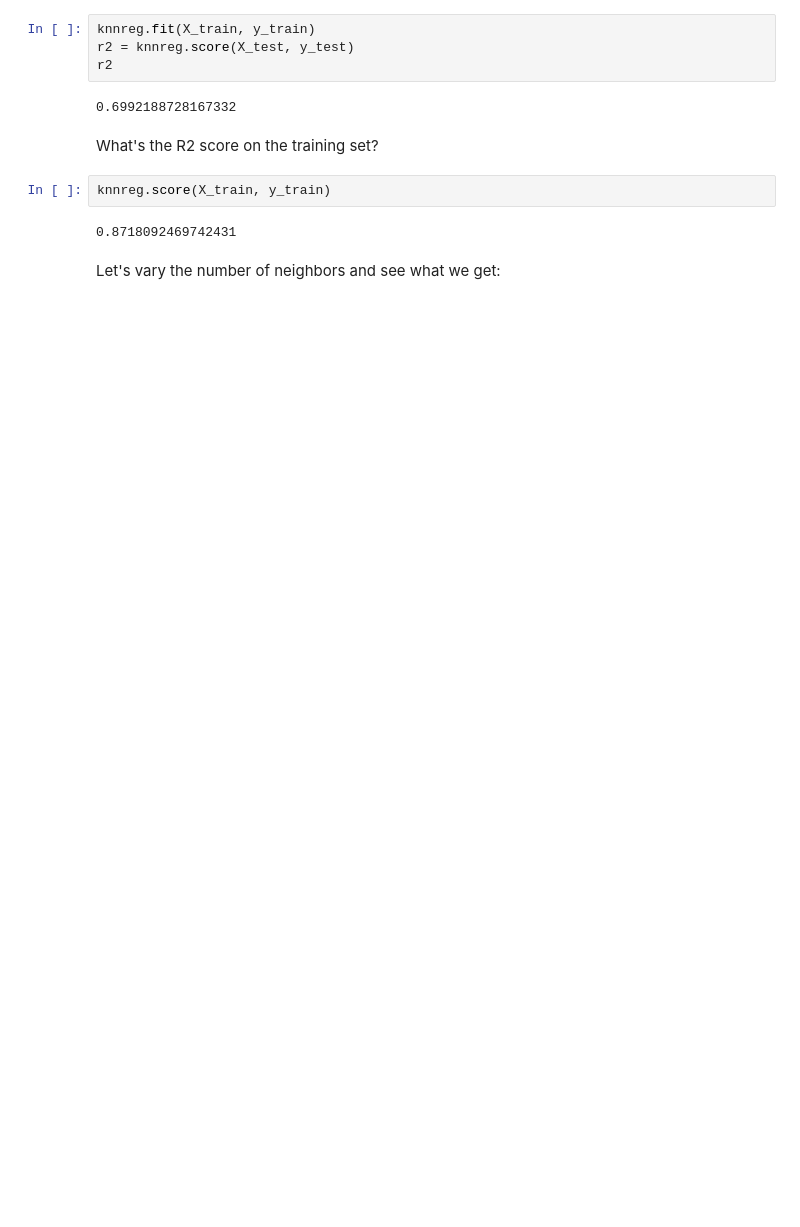
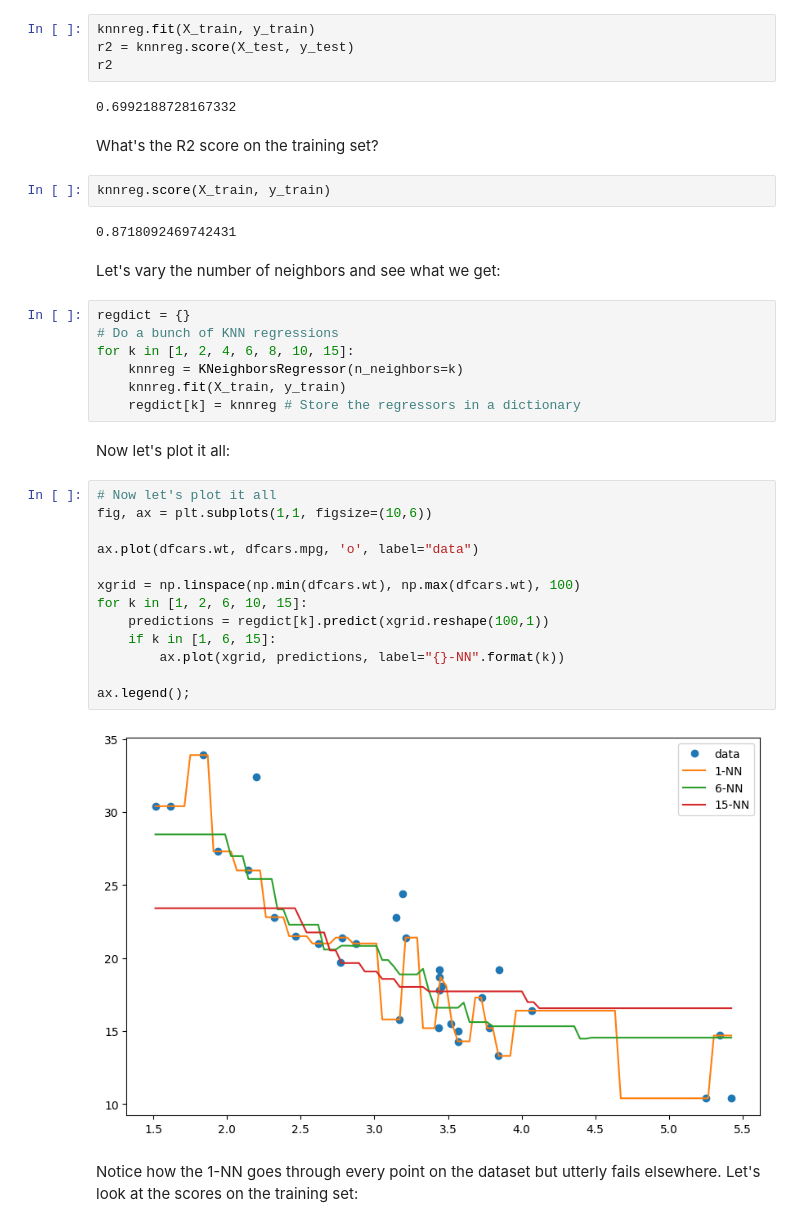
Before and after one commit to crdcamp/lin-reg-application, a Jupyter notebook: references/2_lin_reg_knn_reg_and_inference.ipynb, the cells around one changed output. Drawn from its saved outputs; the diff is of its cells as text; blank space fills up the shorter version.

Commit message:
First knn plot

```diff
--- a/references/2_lin_reg_knn_reg_and_inference.ipynb
+++ b/references/2_lin_reg_knn_reg_and_inference.ipynb
@@ -1261,3 +1261,29 @@ knnreg.score(X_train, y_train)
 0.8718092469742431
 # %% [markdown]
 Let's vary the number of neighbors and see what we get:
+# %%
+regdict = {}
+# Do a bunch of KNN regressions
+for k in [1, 2, 4, 6, 8, 10, 15]:
+    knnreg = KNeighborsRegressor(n_neighbors=k)
+    knnreg.fit(X_train, y_train)
+    regdict[k] = knnreg # Store the regressors in a dictionary
+# %% [markdown]
+Now let's plot it all:
+# %%
+# Now let's plot it all
+fig, ax = plt.subplots(1,1, figsize=(10,6))
+
+ax.plot(dfcars.wt, dfcars.mpg, 'o', label="data")
+
+xgrid = np.linspace(np.min(dfcars.wt), np.max(dfcars.wt), 100)
+for k in [1, 2, 6, 10, 15]:
+    predictions = regdict[k].predict(xgrid.reshape(100,1))
+    if k in [1, 6, 15]:
+        ax.plot(xgrid, predictions, label="{}-NN".format(k))
+
+ax.legend();
+# %% [output]
+[figure, added]
+# %% [markdown]
+Notice how the 1-NN goes through every point on the dataset but utterly fails elsewhere. Let's look at the scores on the training set:
```
